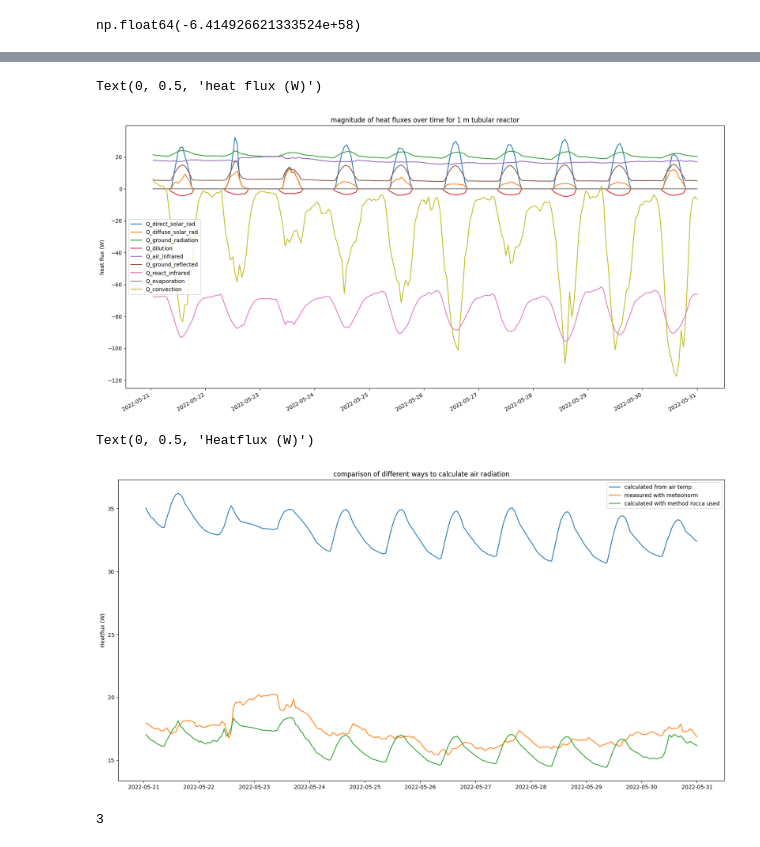
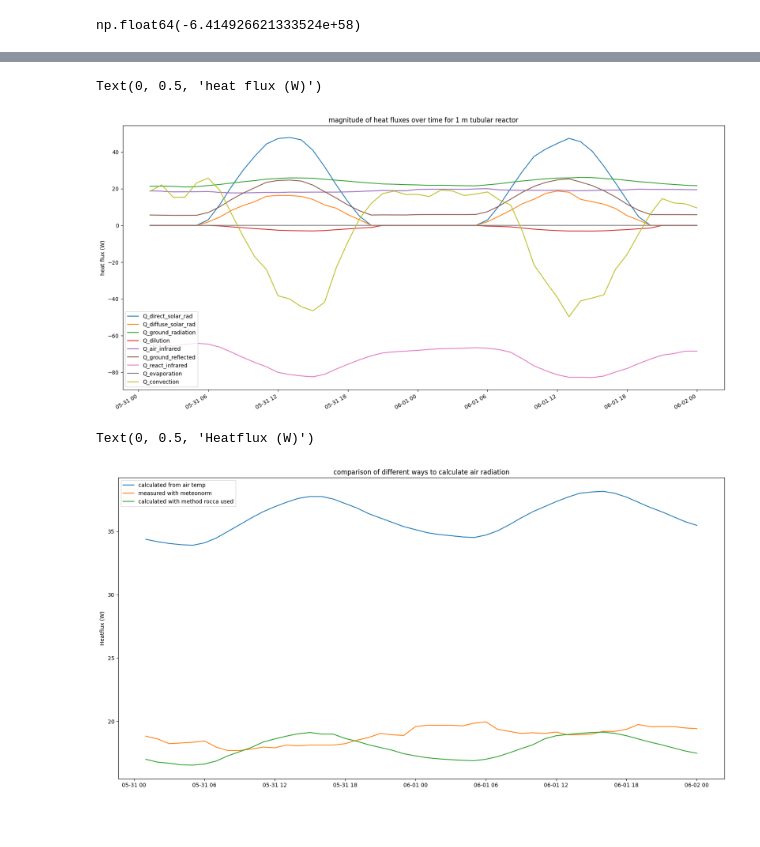
Before and after one commit to MatthijsKok01/Code, a Jupyter notebook: test.ipynb, the cells around one changed output, grey strips where cells are left out. Cells and saved outputs as stored; diff of their text form; code cells hidden in the pictures; blank space fills up the shorter version.

```diff
--- a/test.ipynb
+++ b/test.ipynb
@@ -75,8 +93,8 @@ V_reactor
 # %%
 time_int = 3600
 t_span = np.array((data.dofy*24+data.hi-24)*time_int)
-t_start = 2400+40*24
-t_span = t_span[t_start:t_start+240]
+t_start = 24*5*30
+t_span = t_span[t_start:t_start+48]
 t0 = [0]
 y0 = [273.15+13]
 p = [1, 1]
@@ -229,13 +287,13 @@ heat_bal(3600,10,1)
 np.float64(-6.414926621333524e+58)
 # %%
 #solver
-
+saved_fluxes=[]
 solver = integrate.solve_ivp (heat_bal,(t_span[0],t_span[-1]) ,y0, args = [0.01],t_eval=t_span, method='RK45')
 #solver = integrate.solve_ivp (heat_bal,[0, t_span[-1]], y0, t_eval=t_span, args = [0.0000001])
 print(solver)
 t_vals = solver.t
-y_vals = solver.y
-y_vals = y_vals[0]
+y_vals_check = solver.y
+y_vals = y_vals_check[0]                #Did this to overcome the problem that the values are stored in a matrix.
 hours = t_span/(time_int*24)
 air_temp = data.Ta[hours*24]
 t_vals_days = 24/hours
@@ -249,6 +307,15 @@ plt.title('photobioreactor temperature profile over time')
 plt.plot(time_values, y_vals-273.15,time_values,air_temp-273.15)
 plt.gcf().autofmt_xdate()
 plt.legend(['reactor temperature','air temperature'])
+y_vals_check
+#flux_array = np.array(saved_fluxes)
+#flux_array[:,0]
+for item in saved_fluxes:
+    #time = float(item[0])/3600
+    time = item
+    #if time%1<=0.01:
+    print(time)
+len(saved_fluxes)
 # %% [output]
   message: The solver successfully reached the end of the integration interval.
   success: True
@@ -267,14 +340,16 @@ plt.legend(['reactor temperature','air temperature'])
 #reverse engineer the heat fluxes, can not extract them directly out of the heat balance function because the integration method
 # integration method loops over heat balance multiple times per time step.
 Q_data = np.zeros((len(t_vals)+1,9))
-time_index = 0
+time_index = t_span[0]/3600
+general_index = 0
 for t in t_vals:
+    general_index += 1
     time_index+=1
     try:
-        y = y_vals[time_index]
+        y = y_vals[general_index]
     except:
         pass
-
+    #time_index+=1                       #during the calculation the previous y values are inputted, and the time index is of the next hour, in this way this reverse engineering compensates for that
     Q_react_infrared = reactor_infrared_radiation(t,y,time_index)
     Q_direct_solar_rad = direct_solar_rad(t,y,time_index)
     Q_diffuse_solar_rad = diffuse_solar_rad(t,y,time_index)
@@ -284,7 +359,9 @@ for t in t_vals:
     Q_evaporation = Q_evap(t,y,time_index)
     Q_ground_reflected = ground_reflected_rad(t,y,time_index)
     Q_convection =  convection(t,y,time_index)
-    Q_data[time_index] = [Q_direct_solar_rad,Q_diffuse_solar_rad,Q_ground_radiation,Q_dilution,Q_air_infrared,Q_ground_reflected,Q_react_infrared,Q_evaporation,Q_convection]
+    #time_index-=1
+    Q_data[general_index] = [Q_direct_solar_rad,Q_diffuse_solar_rad,Q_ground_radiation,Q_dilution,Q_air_infrared,Q_ground_reflected,Q_react_infrared,Q_evaporation,Q_convection]
+
 #Q_vals.append([Q_direct_solar_rad,Q_diffuse_solar_rad,Q_ground_radiation,Q_medium_added,Q_air_infrared,Q_ground_reflected,Q_react_infrared,Q_broth_out,Q_evaporation])
 Q_data = Q_data[1:]
 columnheader = ['Q_direct_solar_rad','Q_diffuse_solar_rad','Q_ground_radiation','Q_dilution','Q_air_infrared','Q_ground_reflected','Q_react_infrared','Q_evaporation','Q_convection']
@@ -298,33 +375,34 @@ plt.title('magnitude of heat fluxes over time for 1 m tubular reactor')
 plt.ylabel('heat flux (W)')
 # %% [output]
 Text(0, 0.5, 'heat flux (W)')
-[figure, old version]
+[figure, new version]
 # %%
 Q_air_calc = []
 Q_air_meas = []
 Q_air_rocca = []
 clouds = []
-time_index = 0
+wind = []
+convection_vals = []
+time_index = t_span[0]/3600
+general_index = -1
 for t in t_vals:
     time_index+=1
+    general_index+=1
     try:
-        y = y_vals[time_index]
+        y = y_vals[general_index]
     except:
         pass
     Q_air_calc.append(infrared_rad_air2(t,y,time_index))
     Q_air_meas.append(infrared_rad_air(t,y,time_index))
     Q_air_rocca.append(infrared_rad_air_rocca(t,y,time_index))
     clouds.append(data.N[time_index])
+    wind.append(data.FF[time_index])
+    convection_vals.append(convection(t,y,time_index))
 plt.plot(time_values,Q_air_calc,time_values,Q_air_meas,time_values,Q_air_rocca)
 plt.legend(['calculated from air temp','measured with meteonorm','calculated with method rocca used'])
 plt.title('comparison of different ways to calculate air radiation' )
 plt.axis.titlesize=100
 plt.ylabel('Heatflux (W)')
 # %% [output]
 Text(0, 0.5, 'Heatflux (W)')
-[figure, old version]
+[figure, new version]
-# %%
-trial = 6//2
-trial
-# %% [output]
-3
```
Also changed, not shown: parts of 19 cells of this notebook.
